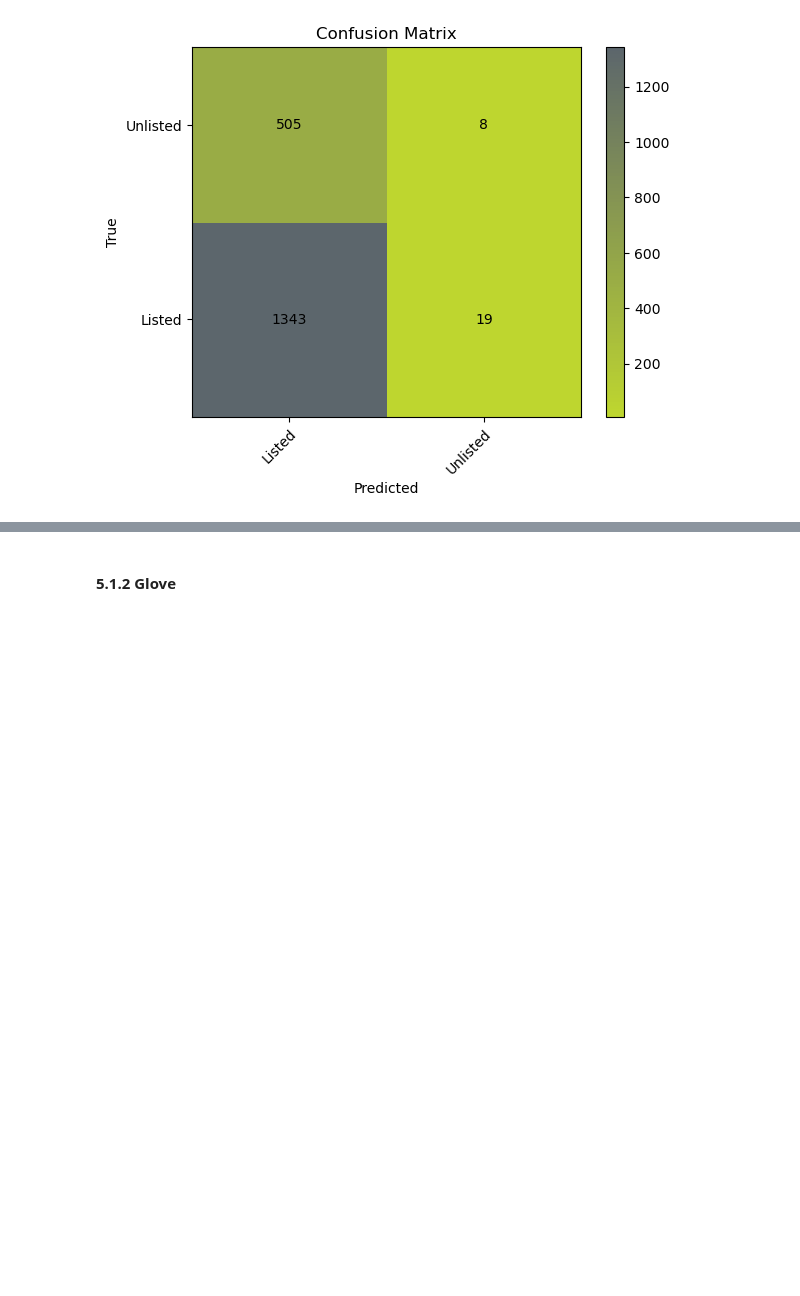
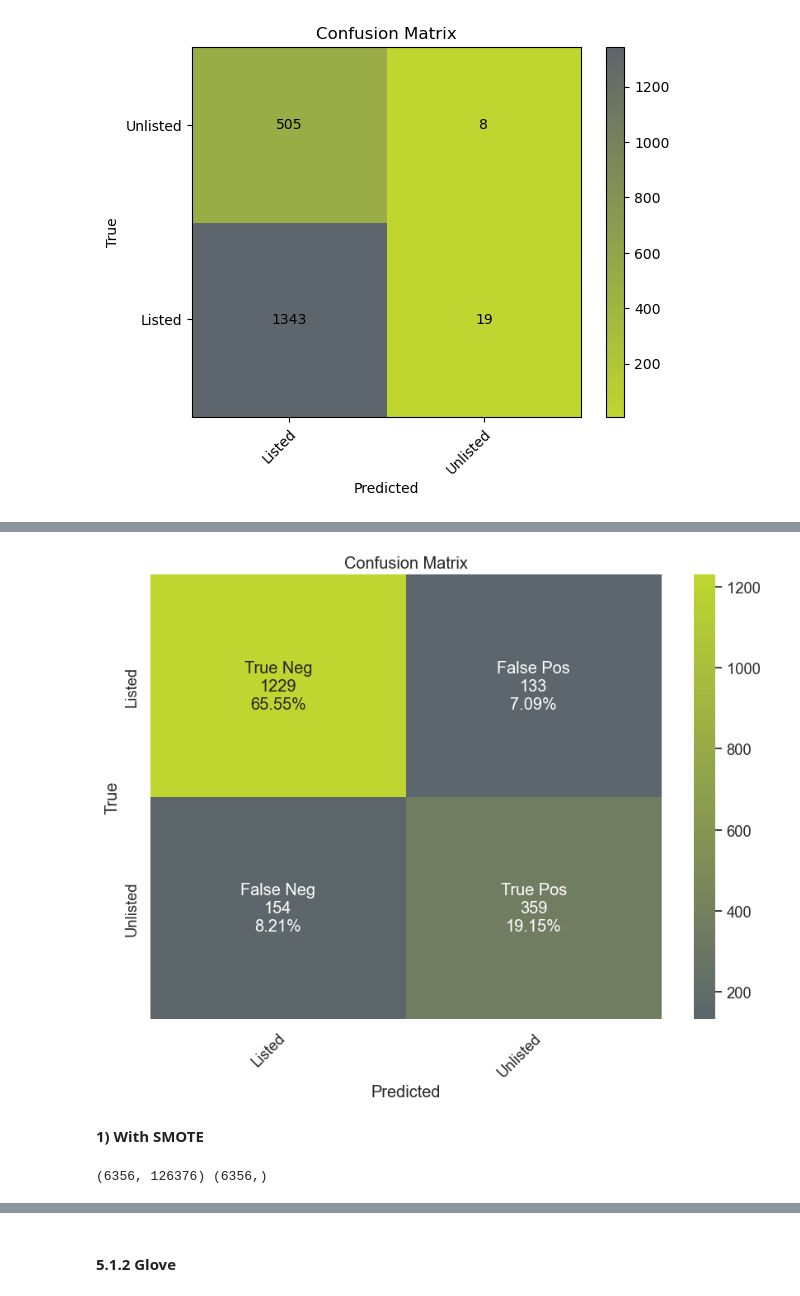
Before and after one commit to sofiacper/TM_Project, a Jupyter notebook: Project.ipynb, the cells around one changed output, grey strips where cells are left out. Cells and saved outputs as stored; diff of their text form; code cells hidden in the pictures; blank space fills up the shorter version.

```diff
--- a/Project.ipynb
+++ b/Project.ipynb
@@ -2027,0 +2037,2 @@ X_train_tfidf
+# %%
+X_val_bow = bow.transform(X_val['all_about'])
@@ -2088,6 +2082,0 @@ If we ever need to get our data again, we just need to load them from the respec
-# %%
-with open('../X_train_glove.pkl', 'rb') as f:
-    X_train_g= pickle.load(f)
-
-with open('../X_val_glove.pkl', 'rb') as f:
-    X_val_g= pickle.load(f)
@@ -2419,13 +2362,13 @@ To deal with class imbalance, in models that don't have support features that de
 # %% [markdown]
 **1) Without SMOTE**
 # %%
-knn_tfidf=KNeighborsClassifier(weights ='distance', n_jobs = -1)
+knn_tfidf=KNeighborsClassifier(n_jobs = -1)
 
 knn_tfidf.fit(X_train_tfidf, y_train)
 
 knn_tfidf_y_val_pred = knn_tfidf.predict(X_val_tfidf)
 
-print(classification_report(y_val, knn_tfidf_y_val_pred, target_names = labels.keys()))
+print(classification_report(y_val, knn_tfidf_y_val_pred, target_names = labels))
 # %%
 plot_cm(confusion_matrix(y_val, knn_tfidf_y_val_pred), list(labels.keys()))
 # %% [output]
@@ -2461,0 +2409,8 @@ plot_cm(confusion_matrix(y_val, knn_tfidf_s_y_val_pred), list(labels.keys()))
+# %%
+knn_bow=KNeighborsClassifier(weights ='distance', n_jobs = -1,n_neighbors = 15, metric = 'cosine')
+
+knn_bow.fit(X_train_bow, y_train)
+
+knn_bow_y_val_pred = knn_bow.predict(X_val_bow)
+
+print(classification_report(y_val, knn_bow_y_val_pred, target_names = labels))
@@ -2461,0 +2426,12 @@ plot_cm(confusion_matrix(y_val, knn_tfidf_s_y_val_pred), list(labels.keys()))
+# %%
+plot_cm(confusion_matrix(y_val, knn_bow_y_val_pred), list(labels))
+# %% [output]
+[figure, added]
+# %% [markdown]
+**1) With SMOTE**
+# %%
+smote = SMOTE()
+X_train_smote_bow, y_train_smote_bow = smote.fit_resample(X_train_bow, y_train)
+print(X_train_smote_bow.shape, y_train_smote_bow.shape)
+# %% [output]
+(6356, 126376) (6356,)
```
Also changed, not shown: parts of 37 cells of this notebook.
